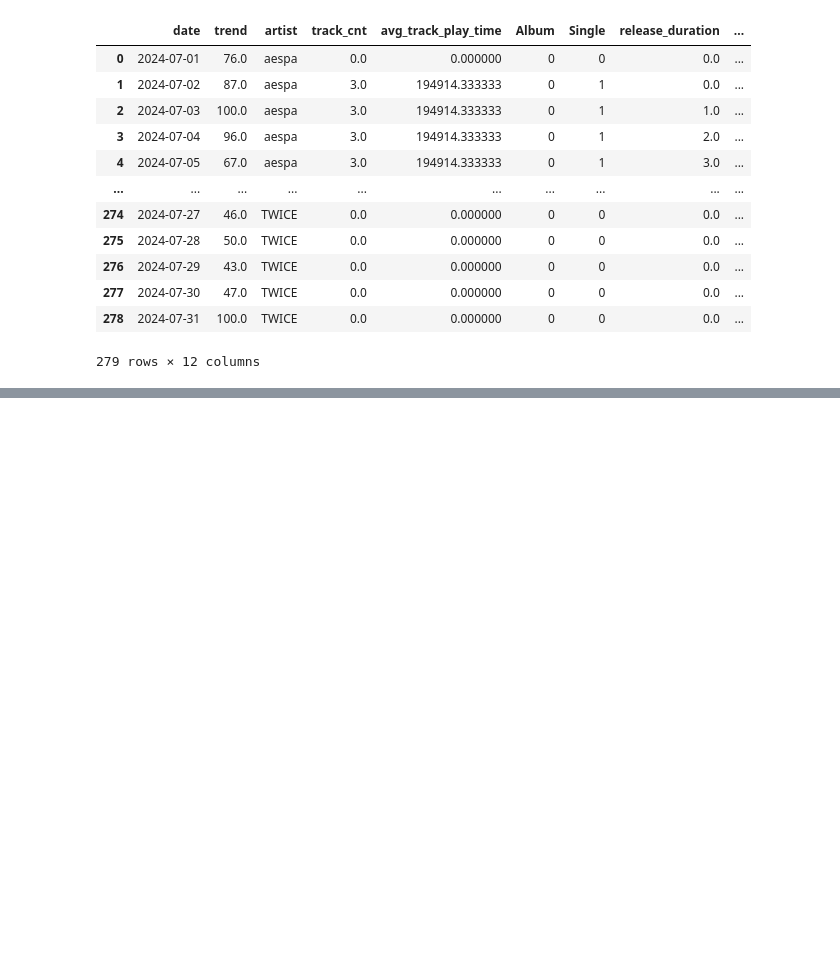
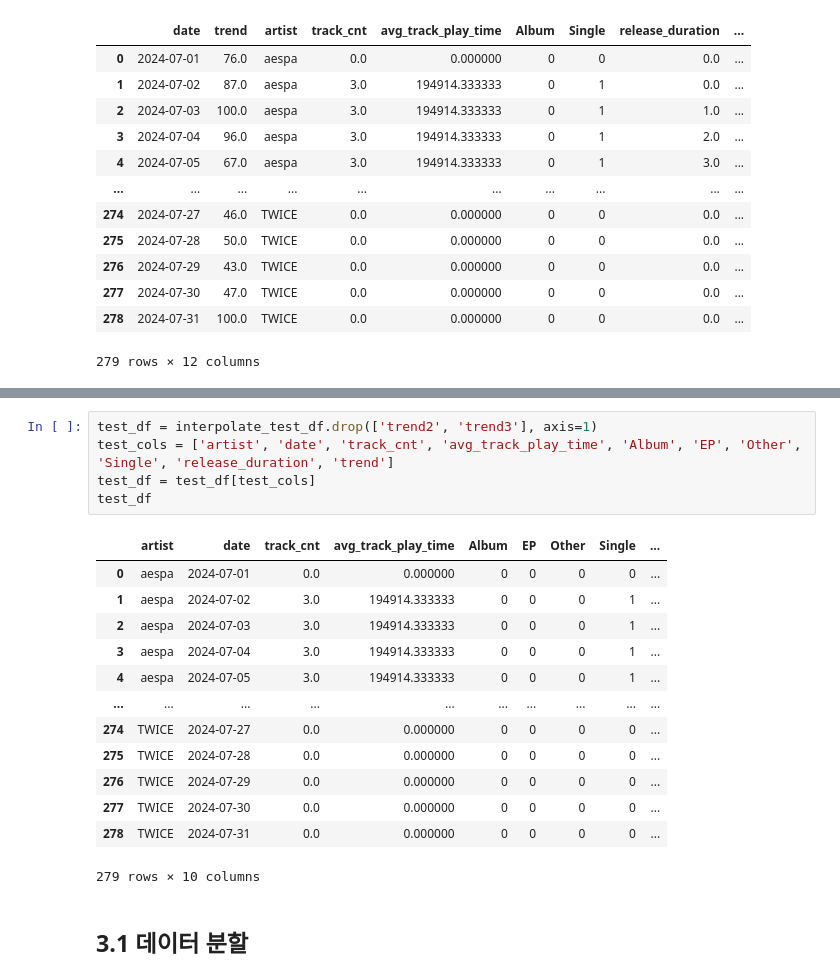
Before and after one commit to lucio-karin0506/Artist_Trend_Analysis, a Jupyter notebook: modeling/trend_prediction_DL.ipynb, the cells around one changed output, grey strips where cells are left out. Drawn from its saved outputs; the diff is of its cells as text; blank space fills up the shorter version.

```diff
--- a/modeling/trend_prediction_DL.ipynb
+++ b/modeling/trend_prediction_DL.ipynb
@@ -256,0 +288,21 @@ interpolate_test_df
+# %%
+test_df = interpolate_test_df.drop(['trend2', 'trend3'], axis=1)
+test_cols = ['artist', 'date', 'track_cnt', 'avg_track_play_time', 'Album', 'EP', 'Other', 'Single', 'release_duration', 'trend']
+test_df = test_df[test_cols]
+test_df
+# %% [output]
+|  | artist | date | track_cnt | avg_track_play_time | Album | EP | Other | Single | ... |
+| 0 | aespa | 2024-07-01 | 0.0 | 0.000000 | 0 | 0 | 0 | 0 | ... |
+| 1 | aespa | 2024-07-02 | 3.0 | 194914.333333 | 0 | 0 | 0 | 1 | ... |
+| 2 | aespa | 2024-07-03 | 3.0 | 194914.333333 | 0 | 0 | 0 | 1 | ... |
+| 3 | aespa | 2024-07-04 | 3.0 | 194914.333333 | 0 | 0 | 0 | 1 | ... |
+| 4 | aespa | 2024-07-05 | 3.0 | 194914.333333 | 0 | 0 | 0 | 1 | ... |
+| ... | ... | ... | ... | ... | ... | ... | ... | ... | ... |
+| 274 | TWICE | 2024-07-27 | 0.0 | 0.000000 | 0 | 0 | 0 | 0 | ... |
+| 275 | TWICE | 2024-07-28 | 0.0 | 0.000000 | 0 | 0 | 0 | 0 | ... |
+| 276 | TWICE | 2024-07-29 | 0.0 | 0.000000 | 0 | 0 | 0 | 0 | ... |
+| 277 | TWICE | 2024-07-30 | 0.0 | 0.000000 | 0 | 0 | 0 | 0 | ... |
+| 278 | TWICE | 2024-07-31 | 0.0 | 0.000000 | 0 | 0 | 0 | 0 | ... |
+279 rows × 10 columns
+# %% [markdown]
+## 3.1 데이터 분할
```
Also changed, not shown: parts of 14 cells of this notebook.
